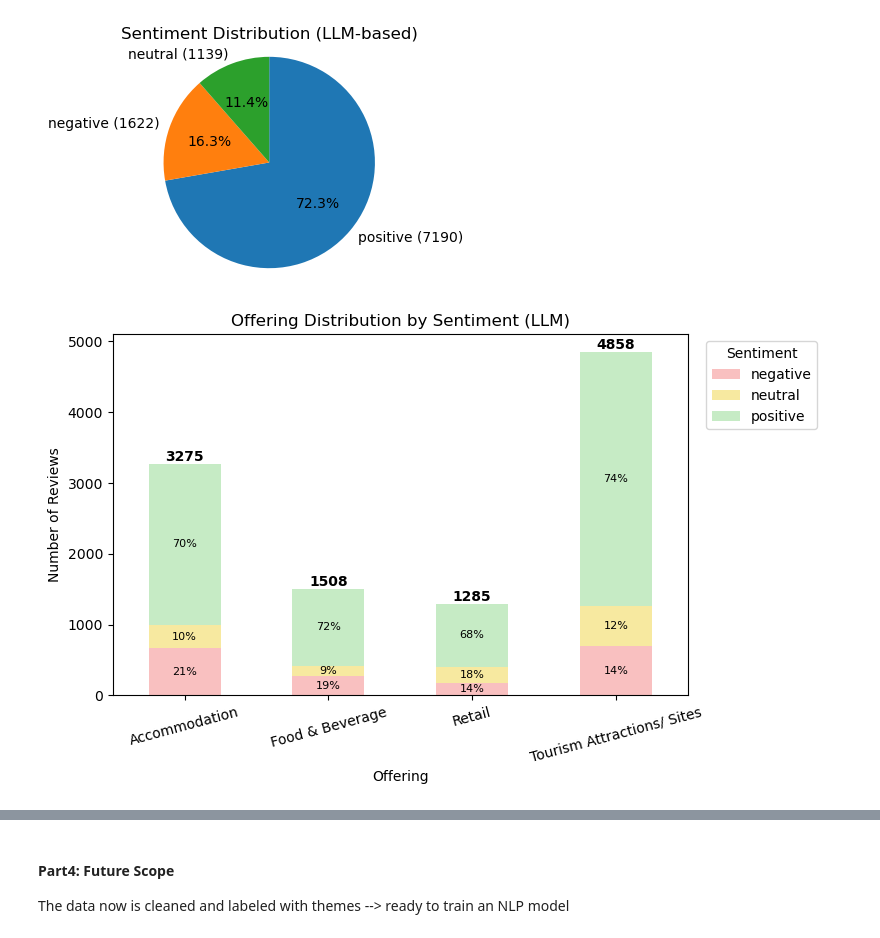
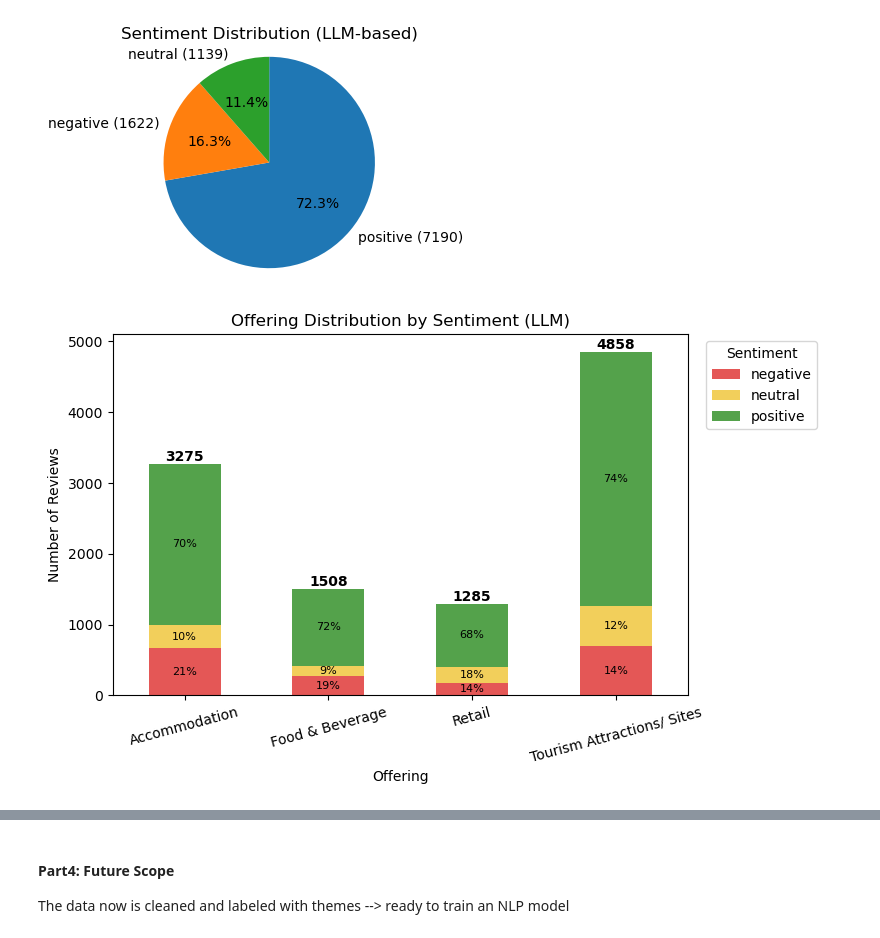
Before and after one commit to jadkrisht98/NLP_Project, a Jupyter notebook: Final_Notebook.ipynb, the cells around one changed output, grey strips where cells are left out. Saved outputs shown, nothing was run; the diff lists cells and outputs as text; code cells hidden in the pictures.

```diff
--- a/Final_Notebook.ipynb
+++ b/Final_Notebook.ipynb
@@ -957,6 +957,13 @@ plt.show()
 [figure]
 # %%
 # Distribution of offerings with stacked bars + total on top
+sentiment_colors = {
+    'negative': '#E45756',
+    'neutral': '#F2CF5B',
+    'positive': '#54A24B'
+}
+
+offering_cols = [c for c in final_df.columns if c.startswith('offering_')]
 plot_data = (
     final_df.melt(id_vars='sentiment_LLM', value_vars=offering_cols, var_name='offering', value_name='flag')
     .query('flag == 1')
@@ -965,31 +972,31 @@ plot_data = (
 
 stack_df = pd.crosstab(plot_data['offering'], plot_data['sentiment_LLM'])
 stack_df = stack_df[[c for c in ['negative', 'neutral', 'positive'] if c in stack_df.columns]]
 
 ax = stack_df.plot(
     kind='bar', stacked=True, figsize=(8, 5),
     color=[sentiment_colors[c] for c in stack_df.columns]
 )
 
 # segment percentages inside each colored bar
 totals = stack_df.sum(axis=1)
 for container in ax.containers:
     labels = [
         f"{(v / totals.iloc[i]):.0%}" if v > 0 else ""
         for i, v in enumerate(container.datavalues)
     ]
     ax.bar_label(container, labels=labels, label_type='center', fontsize=8, color='black')
 
 # total count on top
 for i, total in enumerate(totals):
     ax.text(i, total, f"{int(total)}", ha='center', va='bottom', fontweight='bold')
 
 plt.title('Offering Distribution by Sentiment (LLM)')
 plt.xlabel('Offering')
 plt.ylabel('Number of Reviews')
 plt.xticks(rotation=15)
 plt.legend(title='Sentiment', bbox_to_anchor=(1.02, 1), loc='upper left')
 plt.tight_layout()
 plt.show()
 # %% [output]
-[figure, old version]
+[figure, new version]
```
Also changed, not shown: parts of 13 cells of this notebook, 1 other file.
